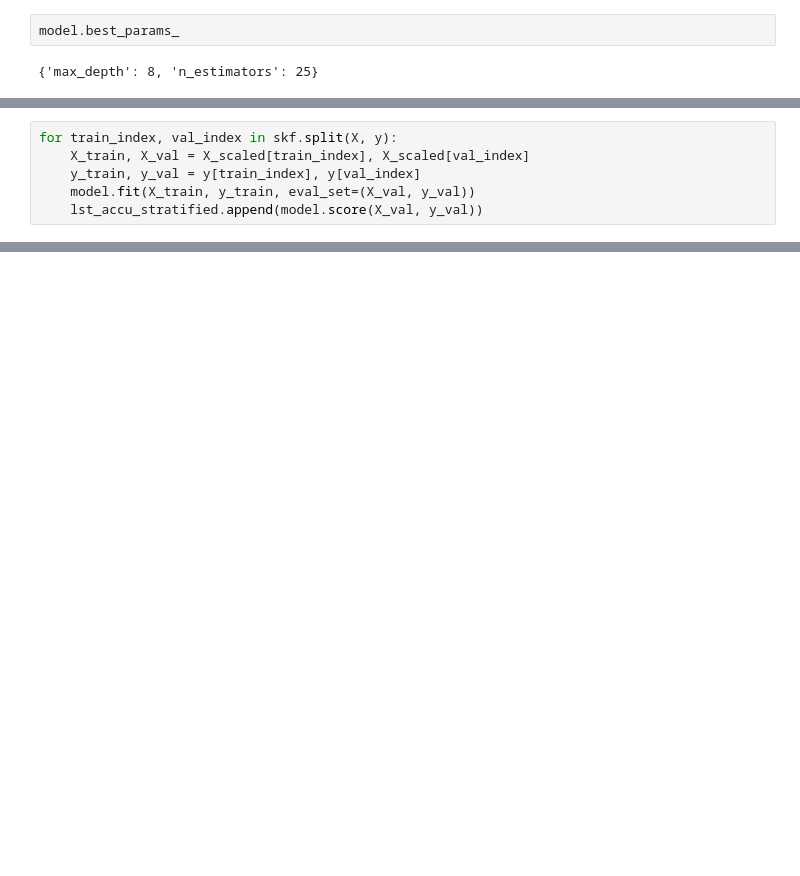
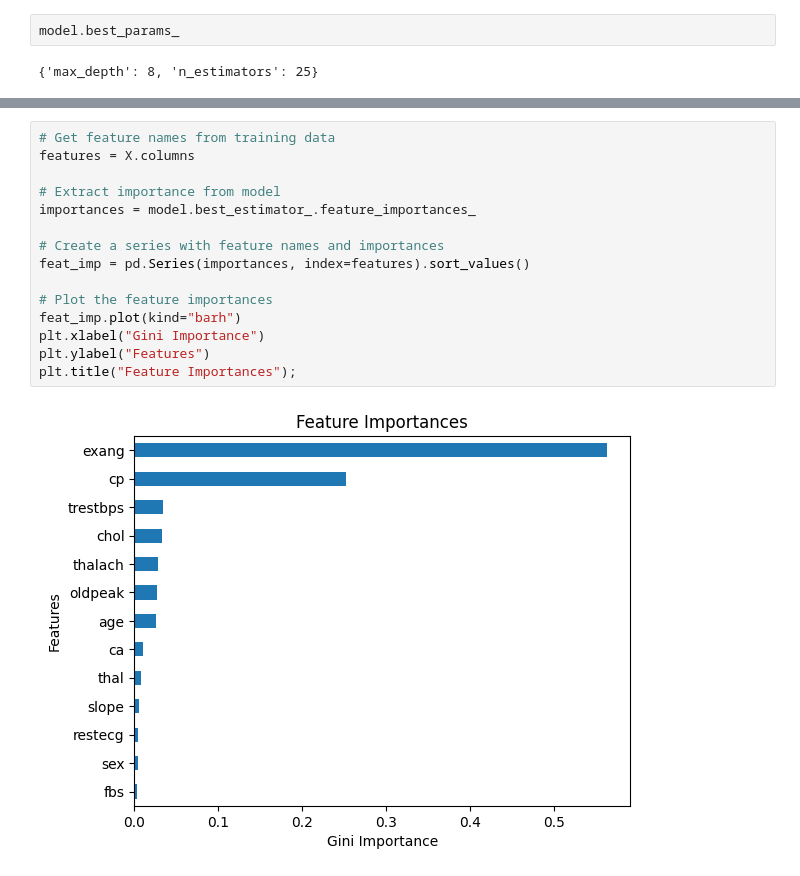
Before and after one commit to Akinlaso-codes/apply_datat_sci_lab, a Jupyter notebook: Heart_Disease_prediction_DSN_2024_AI_Bootcamp_Qualification_Hackathon_.ipynb, the cells around one changed output, grey strips where cells are left out. Saved outputs shown, nothing was run; the diff lists cells and outputs as text; blank space fills up the shorter version.

```diff
--- a/Heart_Disease_prediction_DSN_2024_AI_Bootcamp_Qualification_Hackathon_.ipynb
+++ b/Heart_Disease_prediction_DSN_2024_AI_Bootcamp_Qualification_Hackathon_.ipynb
@@ -572,6 +498,0 @@ lst_accu_stratified = []
-# %%
-for train_index, val_index in skf.split(X, y):
-    X_train, X_val = X_scaled[train_index], X_scaled[val_index]
-    y_train, y_val = y[train_index], y[val_index]
-    model.fit(X_train, y_train, eval_set=(X_val, y_val))
-    lst_accu_stratified.append(model.score(X_val, y_val))
@@ -759,0 +529,17 @@ params
+# %%
+# Get feature names from training data
+features = X.columns
+
+# Extract importance from model
+importances = model.best_estimator_.feature_importances_
+
+# Create a series with feature names and importances
+feat_imp = pd.Series(importances, index=features).sort_values()
+
+# Plot the feature importances
+feat_imp.plot(kind="barh")
+plt.xlabel("Gini Importance")
+plt.ylabel("Features")
+plt.title("Feature Importances");
+# %% [output]
+[figure, added]
```
Also changed, not shown: parts of 38 cells of this notebook.
